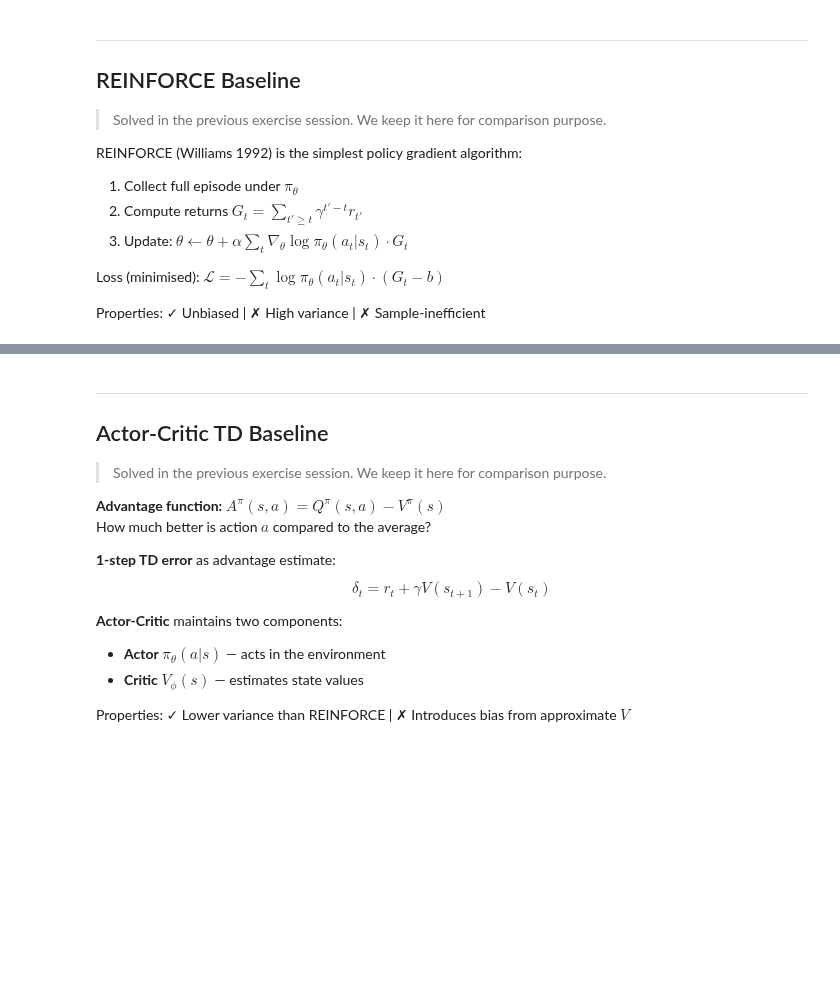
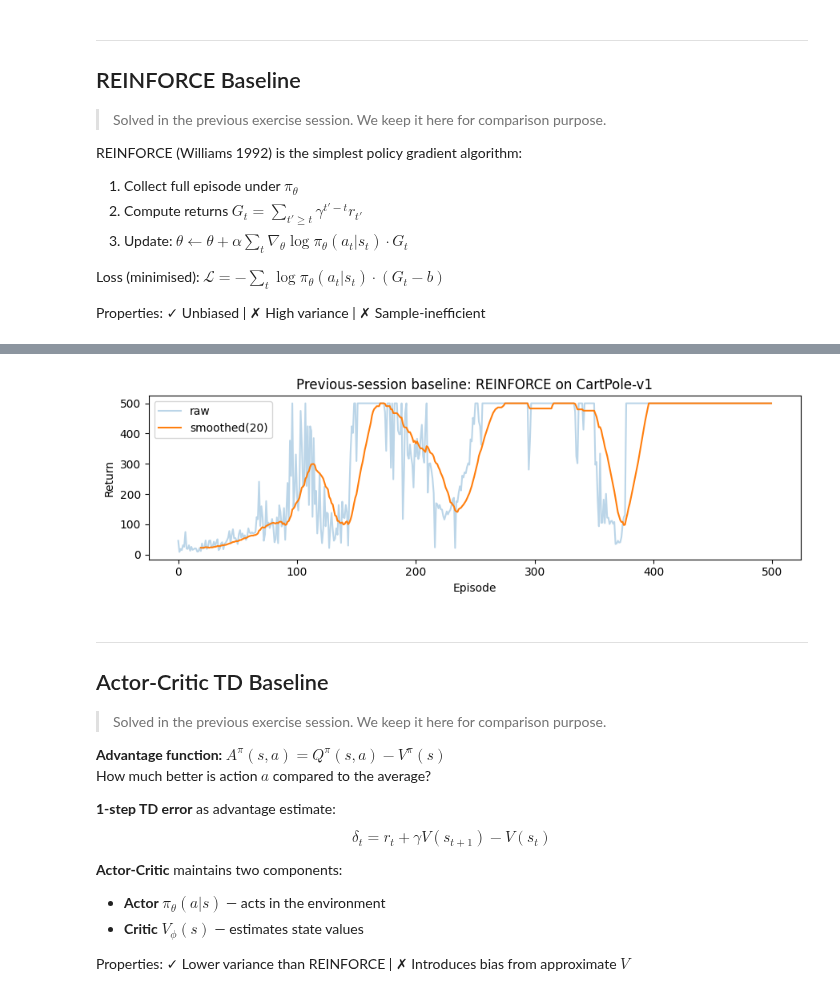
Before and after one commit to ilijabogunovic/rhine-ai, a Jupyter notebook: public/exercises/Exercise5_SOLUTION.ipynb, the cells around one changed output, grey strips where cells are left out. Saved outputs shown, nothing was run; the diff lists cells and outputs as text; code cells hidden in the pictures; blank space fills up the shorter version.

```diff
--- a/public/exercises/Exercise5_SOLUTION.ipynb
+++ b/public/exercises/Exercise5_SOLUTION.ipynb
@@ -71,40 +83,42 @@ class PolicyNet(nn.Module):
         s = torch.FloatTensor(s).unsqueeze(0).to(device)
         dist = Categorical(logits=self.forward(s))
         a = dist.sample()
-        return a.item(), dist.log_prob(a)
+        return a.item(), dist.log_prob(a).squeeze(0)
 
 def compute_returns(rewards, gamma=0.99):
     G, returns = 0, []
     for r in reversed(rewards):
         G = r + gamma * G
         returns.insert(0, G)
     return returns
 
 def reinforce_update(policy, opt, log_probs, rewards, gamma=0.99):
     returns = torch.FloatTensor(compute_returns(rewards, gamma)).to(device)
     returns = (returns - returns.mean()) / (returns.std() + 1e-8)
     loss = -(torch.stack(log_probs) * returns).mean()
     opt.zero_grad(); loss.backward(); opt.step()
 
 def train_reinforce(n_ep=500, desc='Training previous-session REINFORCE baseline'):
     env = gym.make('CartPole-v1')
     policy = PolicyNet(4, 2).to(device)
     opt = optim.Adam(policy.parameters(), lr=3e-3)
     all_r = []
     pbar = tqdm(range(n_ep), desc=desc)
     for ep in pbar:
         s, _ = env.reset(); lps, rs, done = [], [], False
         while not done:
             a, lp = policy.act(s)
             s, r, te, tr, _ = env.step(a); done = te or tr
             lps.append(lp); rs.append(r)
         reinforce_update(policy, opt, lps, rs)
         all_r.append(sum(rs))
         pbar.set_postfix(mean_100=f'{np.mean(all_r[-100:]):.1f}')
     env.close(); return all_r, policy
 
 reinforce_rewards, reinforce_policy = train_reinforce()
 plot_rewards(reinforce_rewards, 'Previous-session baseline: REINFORCE on CartPole-v1')
+# %% [output]
+[figure, added]
 # %% [markdown]
 ---
 ## Actor-Critic TD Baseline
```
Also changed, not shown: parts of 18 cells of this notebook, 3 other files.
